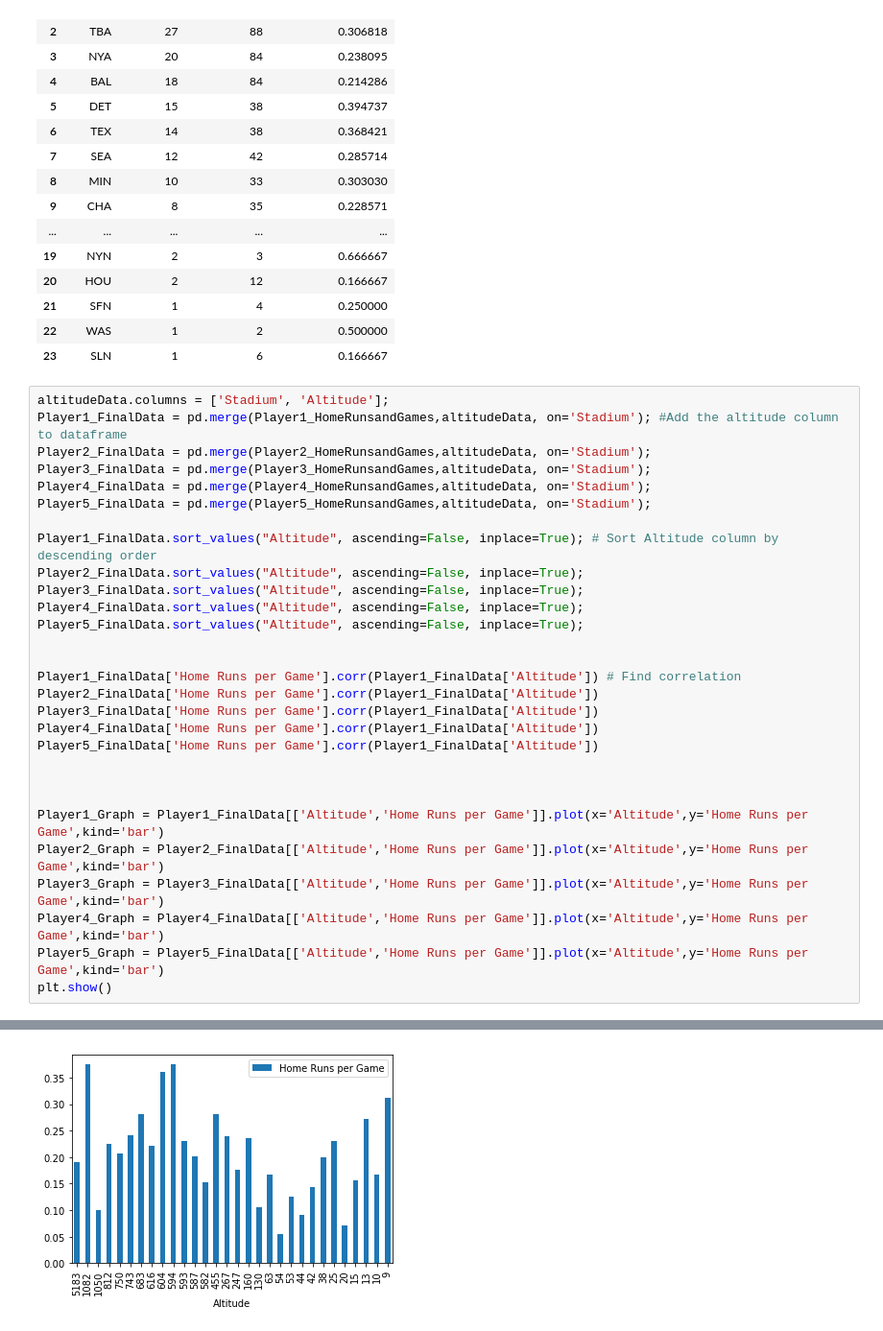
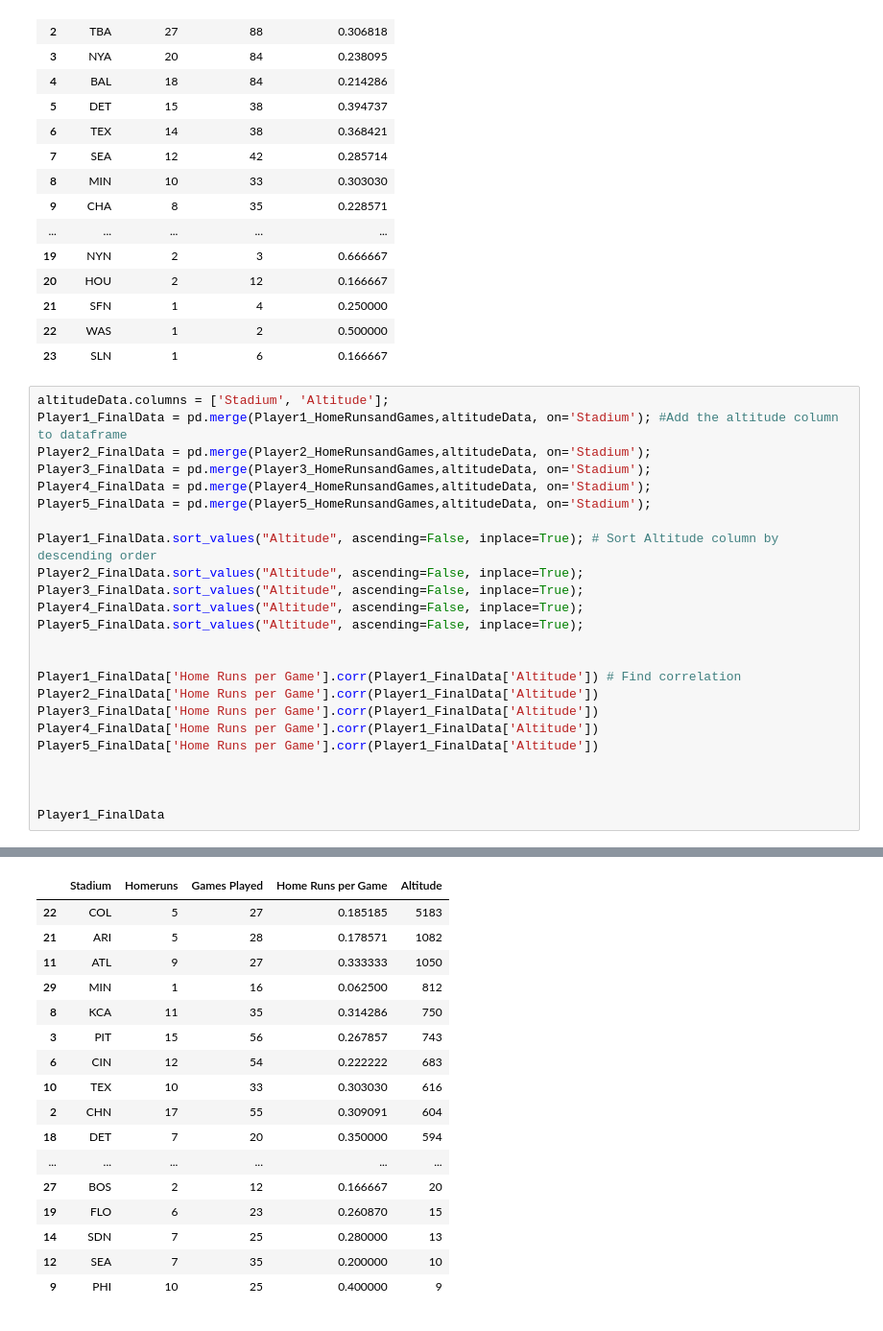
Before and after one commit to SamBusser30/Park_Factor-, a Jupyter notebook: Project_Code/Player_Homerun_Stats.ipynb, the cells around one changed output, grey strips where cells are left out. Shown at 96% size. Drawn from its saved outputs; the diff is of its cells as text.

```diff
--- a/Project_Code/Player_Homerun_Stats.ipynb
+++ b/Project_Code/Player_Homerun_Stats.ipynb
@@ -193,10 +177,5 @@ Player5_FinalData['Home Runs per Game'].corr(Player1_FinalData['Altitude'])
 
 
 
-Player1_Graph = Player1_FinalData[['Altitude','Home Runs per Game']].plot(x='Altitude',y='Home Runs per Game',kind='bar')
-Player2_Graph = Player2_FinalData[['Altitude','Home Runs per Game']].plot(x='Altitude',y='Home Runs per Game',kind='bar')
-Player3_Graph = Player3_FinalData[['Altitude','Home Runs per Game']].plot(x='Altitude',y='Home Runs per Game',kind='bar')
-Player4_Graph = Player4_FinalData[['Altitude','Home Runs per Game']].plot(x='Altitude',y='Home Runs per Game',kind='bar')
-Player5_Graph = Player5_FinalData[['Altitude','Home Runs per Game']].plot(x='Altitude',y='Home Runs per Game',kind='bar')
-plt.show()
+Player1_FinalData
 # %% [output]
@@ -207 +182,17 @@ plt.show()
-[figure, removed]
+|  | Stadium | Homeruns | Games Played | Home Runs per Game | Altitude |
+| 22 | COL | 5 | 27 | 0.185185 | 5183 |
+| 21 | ARI | 5 | 28 | 0.178571 | 1082 |
+| 11 | ATL | 9 | 27 | 0.333333 | 1050 |
+| 29 | MIN | 1 | 16 | 0.062500 | 812 |
+| 8 | KCA | 11 | 35 | 0.314286 | 750 |
+| 3 | PIT | 15 | 56 | 0.267857 | 743 |
+| 6 | CIN | 12 | 54 | 0.222222 | 683 |
+| 10 | TEX | 10 | 33 | 0.303030 | 616 |
+| 2 | CHN | 17 | 55 | 0.309091 | 604 |
+| 18 | DET | 7 | 20 | 0.350000 | 594 |
+| ... | ... | ... | ... | ... | ... |
+| 27 | BOS | 2 | 12 | 0.166667 | 20 |
+| 19 | FLO | 6 | 23 | 0.260870 | 15 |
+| 14 | SDN | 7 | 25 | 0.280000 | 13 |
+| 12 | SEA | 7 | 35 | 0.200000 | 10 |
+| 9 | PHI | 10 | 25 | 0.400000 | 9 |
```
Also changed, not shown: parts of 3 cells of this notebook.
